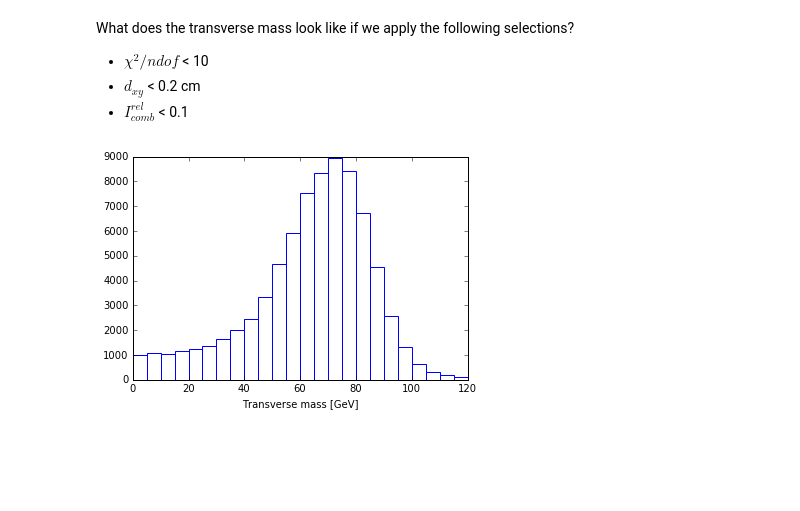
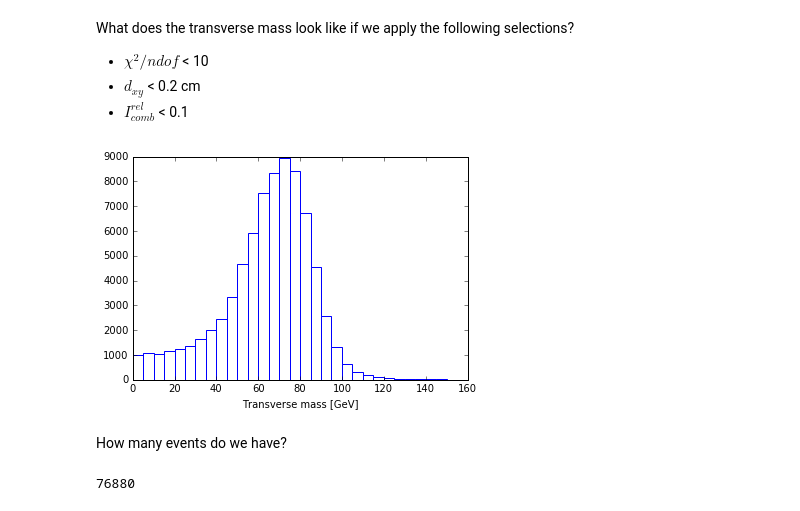
Before and after one commit to tpmccauley/cmsopendata-jupyter, a Jupyter notebook: Wmunu.ipynb, the cells around one changed output. Saved outputs shown, nothing was run; the diff lists cells and outputs as text; code cells hidden in the pictures; blank space fills up the shorter version.

```diff
--- a/Wmunu.ipynb
+++ b/Wmunu.ipynb
@@ -139,15 +153,22 @@ What does the transverse mass look like if we apply the following selections?
 * $d_{xy}$ < 0.2 cm
 * $I^{rel}_{comb}$ < 0.1
 # %%
+nbins = 30
 select = df[(df.chiSq < 10) & (df.dxy < 0.2) & (df.iso/df.pt < 0.1)]
 
-MT_hist = np.histogram(select.Mt, bins=24, range=(0,120))
+MT_hist = np.histogram(select.Mt, bins=nbins, range=(0,150))
 
 hist, bins = MT_hist
 width = 1.0*(bins[1] - bins[0])
 center = (bins[:-1] + bins[1:]) / 2
 plt.bar(center, hist, align='center', width=width, color='w', linewidth=1, edgecolor='b')
 plt.xlabel('Transverse mass [GeV]')
 plt.show()
 # %% [output]
-[figure, old version]
+[figure, new version]
+# %% [markdown]
+How many events do we have?
+# %%
+len(select)
+# %% [output]
+76880
```
Also changed, not shown: parts of 6 cells of this notebook, 5 other files.
